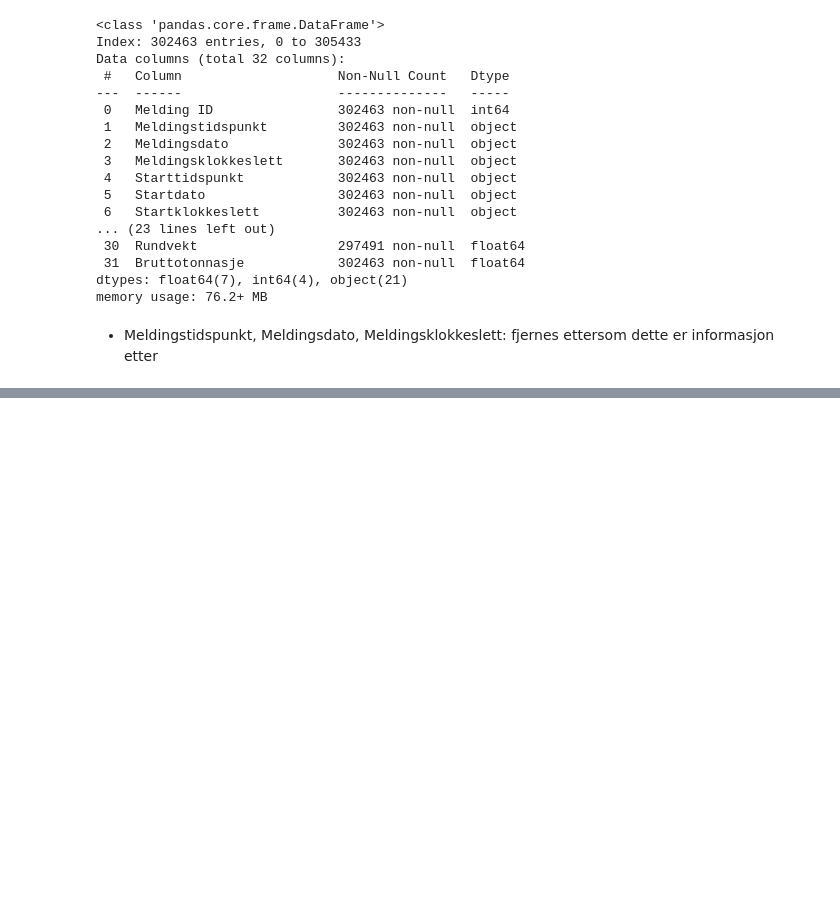
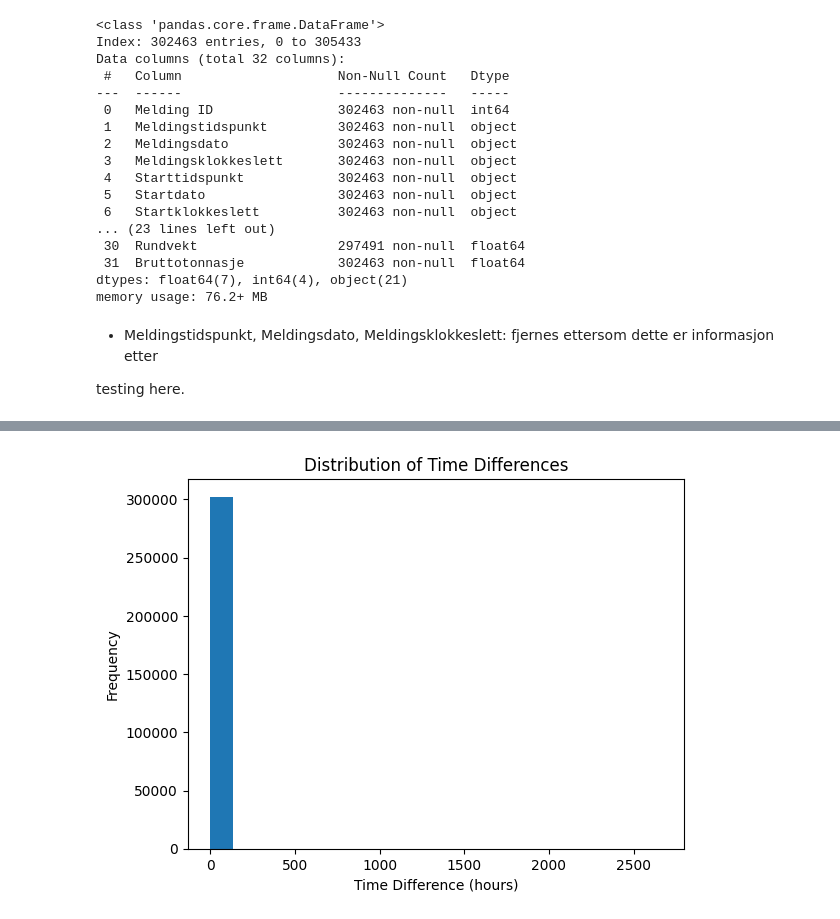
Before and after one commit to Pzorster/INFO284pzor, a Jupyter notebook: New.ipynb, the cells around one changed output, grey strips where cells are left out. Drawn from its saved outputs; the diff is of its cells as text; code cells hidden in the pictures; blank space fills up the shorter version.

```diff
--- a/New.ipynb
+++ b/New.ipynb
@@ -289,3 +289,24 @@ dtypes: float64(7), int64(4), object(21)
 memory usage: 76.2+ MB
 # %% [markdown]
 - Meldingstidspunkt, Meldingsdato, Meldingsklokkeslett: fjernes ettersom dette er informasjon etter
+
+
+testing here.
+# %%
+df['date_past'] = pd.to_datetime(df['Stoppdato'], format='%d.%m.%Y')
+df['date_future'] = pd.to_datetime(df['Meldingsdato'], format='%d.%m.%Y')
+# %%
+df['time_difference'] = df['date_future'] - df['date_past']
+
+# Analyze the distribution of time differences
+time_difference_stats = df['time_difference'].describe()
+
+# Print summary statistics
+print(time_difference_stats)
+
+(df['time_difference'] / pd.Timedelta(hours=1)).plot.hist(bins=20)  # Convert to hours for better visualization
+plt.xlabel('Time Difference (hours)')
+plt.ylabel('Frequency')
+plt.title('Distribution of Time Differences')
+plt.show()
+# %% [output]
@@ -291,0 +322 @@ memory usage: 76.2+ MB
+[figure, added]
```
Also changed, not shown: parts of 5 cells of this notebook.
